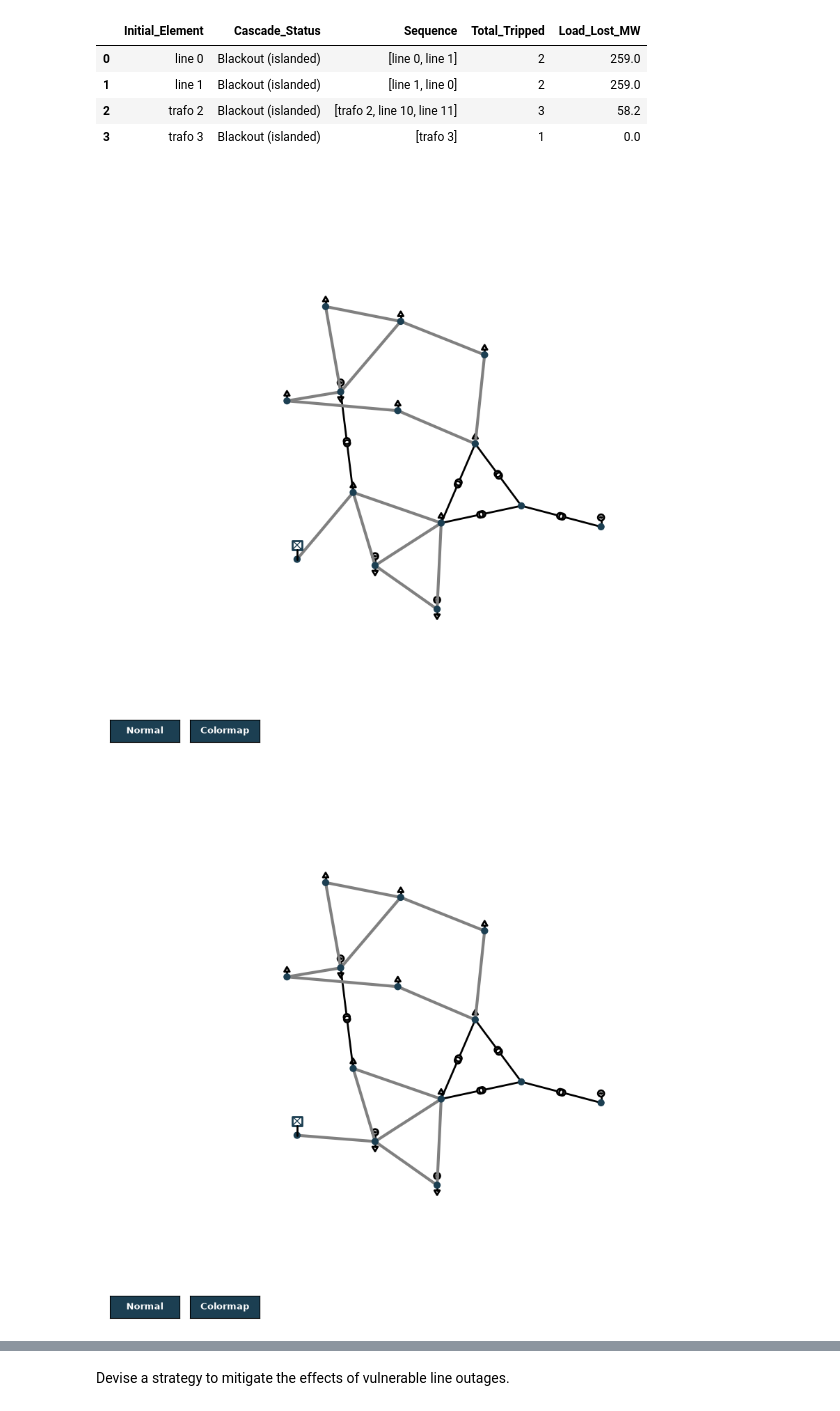
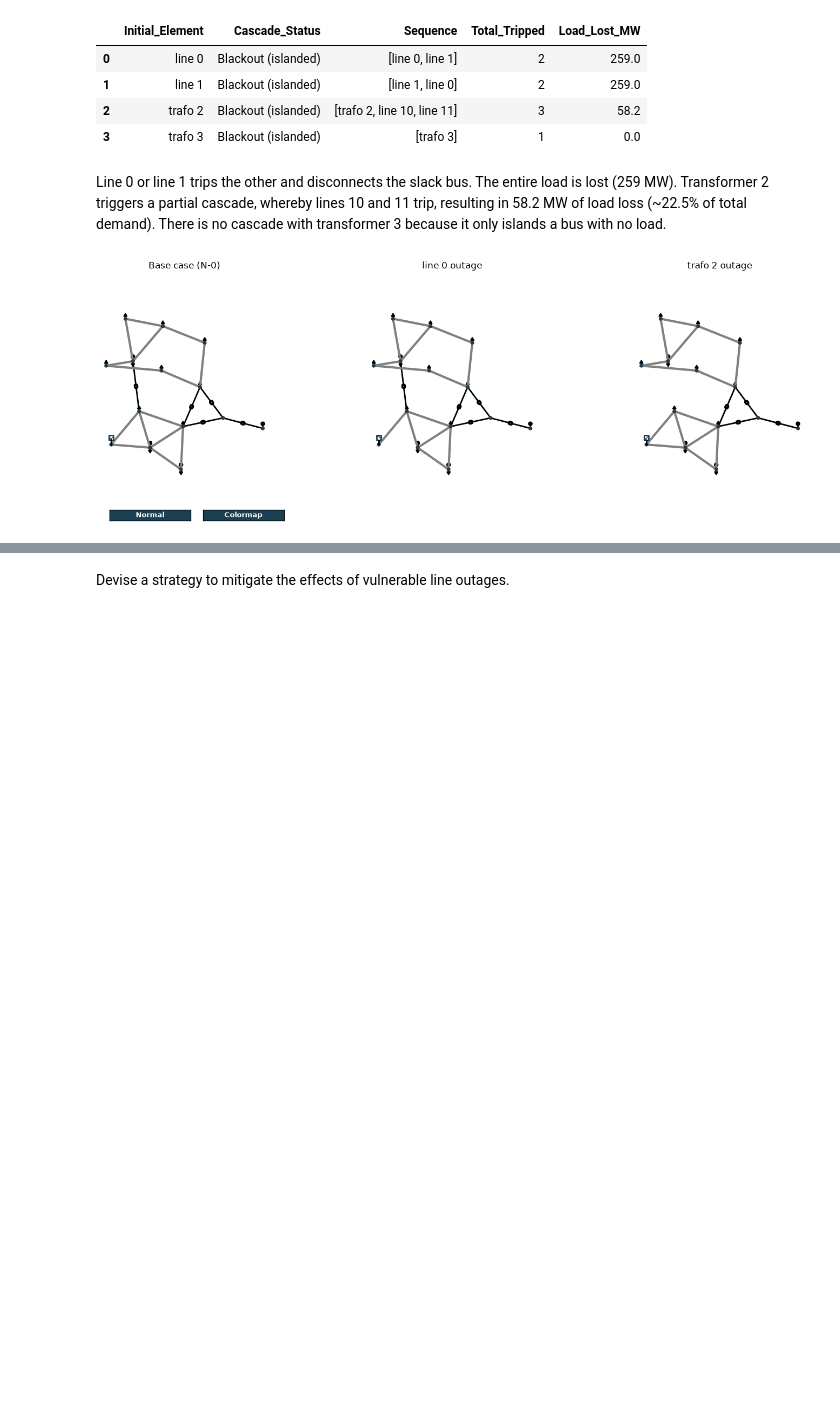
Before and after one commit to er-chang/Grid-Contingency-Analysis, a Jupyter notebook: notebook.ipynb, the cells around one changed output, grey strips where cells are left out. Cells and saved outputs as stored; diff of their text form; code cells hidden in the pictures; blank space fills up the shorter version.

Commit message:
Fix network diagrams, comment on results

```diff
--- a/notebook.ipynb
+++ b/notebook.ipynb
@@ -87,8 +75,10 @@ Define a function to observe cascading failures.
 # %%
 # simulate cascading outages
-def sim_cascade(net, load_max, start, start_type="line", loop_lim=len(net.line)):
+def sim_cascade(net, load_max, start, start_type="line", loop_lim=None):
     net = copy.deepcopy(net)
-    # load_max = 100
+    if loop_lim is None:
+        loop_lim = len(net.line)
+
     tripped = [f"{start_type} {start}"] # record all tripped lines
     getattr(net, start_type).loc[start, "in_service"] = False
 
@@ -180,0 +164,8 @@ display(results)
+# %%
+# N-0 case (for comparison)
+v_min, v_max, load_max = 0.95, 1.10, 100 # establish thresholds (limits) to evaluate grid, v_max increased to account for higher max bus voltage
+net = create_net()
+
+# load buses
+gen_buses = set(net.gen.bus) | set(net.ext_grid.bus) # id buses connected to generator and external grid, joins them
+pq_buses = [bus for bus in net.bus.index if bus not in gen_buses] # keep buses that are not in gen_buses
@@ -197,13 +263,24 @@ display(cascade_df)
 | 2 | trafo 2 | Blackout (islanded) | [trafo 2, line 10, line 11] | 3 | 58.2 |
 | 3 | trafo 3 | Blackout (islanded) | [trafo 3] | 1 | 0.0 |
 # %% [markdown]
-<comment>
+Line 0 or line 1 trips the other and disconnects the slack bus. The entire load is lost (259 MW). Transformer 2 triggers a partial cascade, whereby lines 10 and 11 trip, resulting in 58.2 MW of load loss (~22.5% of total demand). There is no cascade with transformer 3 because it only islands a bus with no load.
 # %%
 # generate network diagram
-for elem, i in zip(cascade_starts["Element"], cascade_starts["Index"]):
+cases = [("None", None), ("line", 0), ("trafo", 2)]
+fig, axes = plt.subplots(1, 3, figsize=(15,5)) # place images side-by-side
+
+for ax, (elem, i) in zip(axes, cases):
     n = copy.deepcopy(net)
-    getattr(n, elem).loc[i, "in_service"] = False
-    plot.simple_plot(n, plot_loads= True, plot_gens=True)
+    if elem == "line":
+        n.line.loc[i, "in_service"] = False
+    elif elem == "trafo":
+        n.trafo = n.trafo.drop(index=i) # remove transformer
+    plot.simple_plot(n, plot_loads=True, plot_gens=True, show_plot=False, ax=ax)
+    ax.set_title("Base case (N-0)" if elem == "None" else f"{elem} {i} outage")
+    ax.autoscale()
+    ax.axis("off")
+
+plt.tight_layout()
+fig.savefig("results/net_comparison.png", dpi=200, bbox_inches="tight")
 # %% [output]
-[figure, old version]
+[figure, new version]
-[figure, removed]
```
Also changed, not shown: parts of 34 cells of this notebook, 3 other files.
